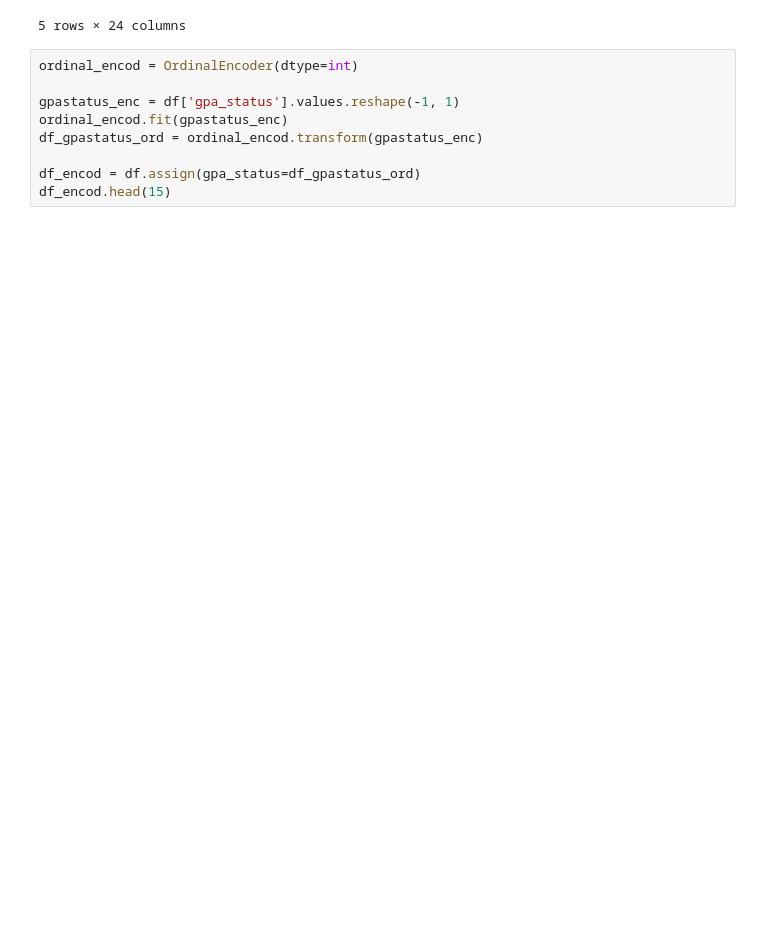
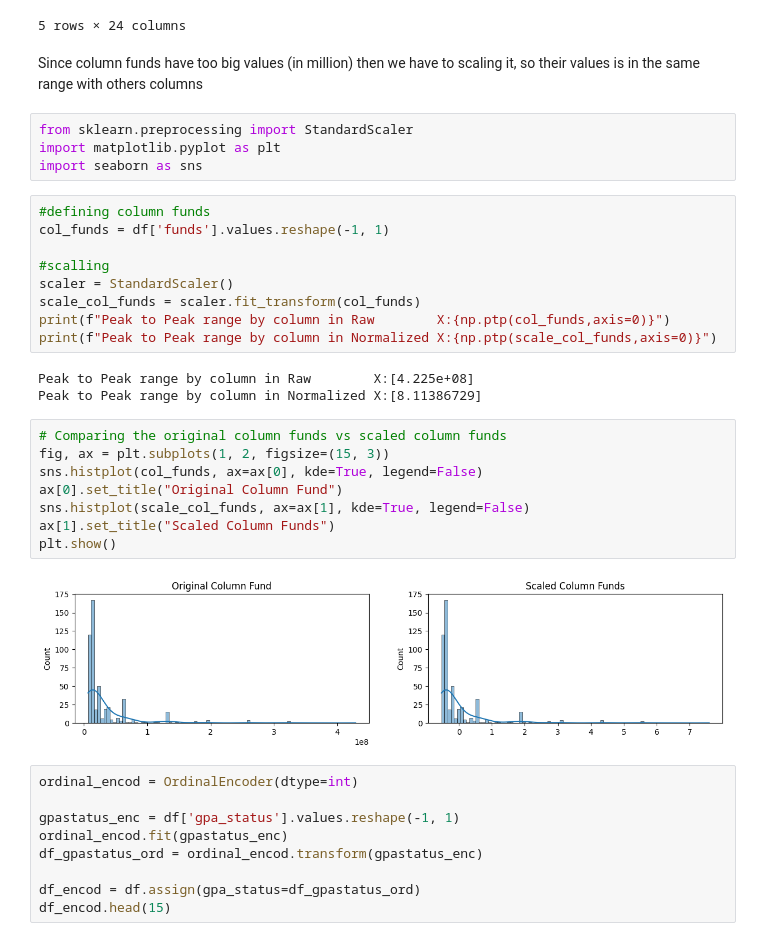
Before and after one commit to kshwg/capstone2023, a Jupyter notebook: Preprocessing.ipynb, the cells around one changed output. Cells and saved outputs as stored; diff of their text form; blank space fills up the shorter version.

```diff
--- a/Preprocessing.ipynb
+++ b/Preprocessing.ipynb
@@ -216,6 +216,34 @@ df.head()
 | 3 | Nitro No-Essay Scholarship | Nitro College | 26000000.0 | 0.0 | 3 | 0 | 0 | ... |
 | 4 | Niche No-Essay Scholarship | Niche | 26000000.0 | 0.0 | 3 | 0 | 0 | ... |
 5 rows × 24 columns
+# %% [markdown]
+Since column funds have too big values (in million) then we have to scaling it, so their values is in the same range with others columns
+# %%
+from sklearn.preprocessing import StandardScaler
+import matplotlib.pyplot as plt
+import seaborn as sns
+# %%
+#defining column funds
+col_funds = df['funds'].values.reshape(-1, 1)
+
+#scalling
+scaler = StandardScaler()
+scale_col_funds = scaler.fit_transform(col_funds)
+print(f"Peak to Peak range by column in Raw        X:{np.ptp(col_funds,axis=0)}")
+print(f"Peak to Peak range by column in Normalized X:{np.ptp(scale_col_funds,axis=0)}")
+# %% [output]
+Peak to Peak range by column in Raw        X:[4.225e+08]
+Peak to Peak range by column in Normalized X:[8.11386729]
+# %%
+# Comparing the original column funds vs scaled column funds
+fig, ax = plt.subplots(1, 2, figsize=(15, 3))
+sns.histplot(col_funds, ax=ax[0], kde=True, legend=False)
+ax[0].set_title("Original Column Fund")
+sns.histplot(scale_col_funds, ax=ax[1], kde=True, legend=False)
+ax[1].set_title("Scaled Column Funds")
+plt.show()
+# %% [output]
+[figure, added]
 # %%
 ordinal_encod = OrdinalEncoder(dtype=int)
 
```
